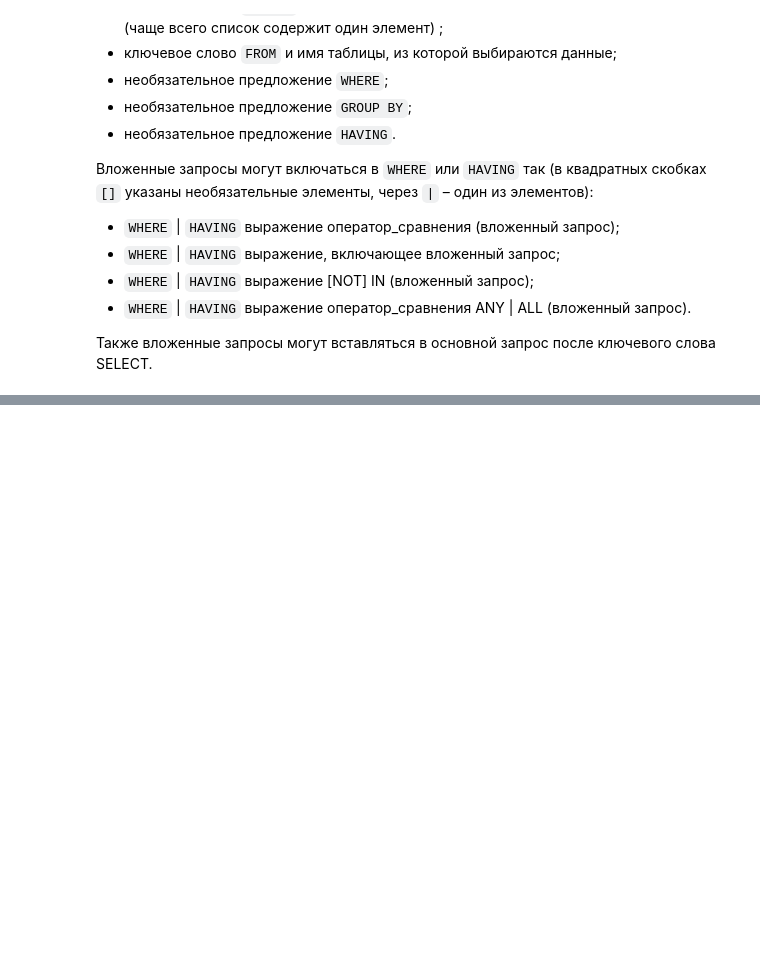
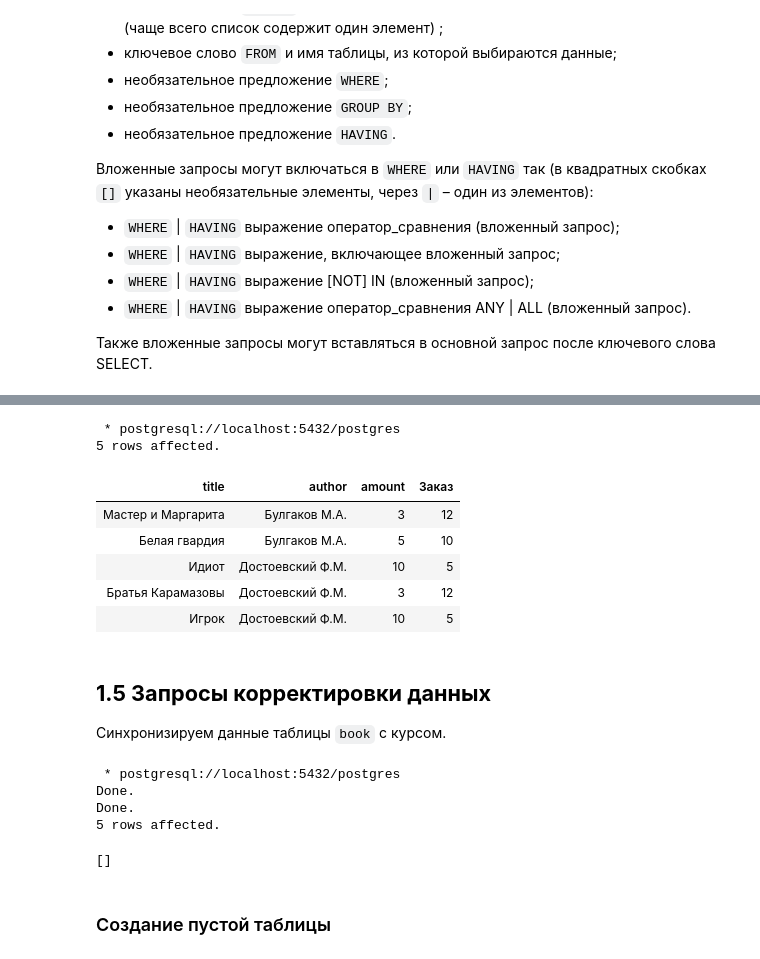
Before and after one commit to IsFilimonov/LearningPath, a Jupyter notebook: 2021/Stepik_Interactive-SQL-Simulator/Chapter_1a.ipynb, the cells around one changed output, grey strips where cells are left out. Cells and saved outputs as stored; diff of their text form; code cells hidden in the pictures; blank space fills up the shorter version.

```diff
--- a/2021/Stepik_Interactive-SQL-Simulator/Chapter_1.ipynb
+++ b/2021/Stepik_Interactive-SQL-Simulator/Chapter_1a.ipynb
@@ -1311,0 +1644,48 @@ SQL позволяет создавать вложенные запросы. В
+# %%
+%%sql
+SELECT title,
+       author,
+       amount,
+       ((SELECT MAX(amount) FROM stepik.book) - amount) AS Заказ
+FROM stepik.book
+WHERE amount < (SELECT MAX(amount) FROM stepik.book);
+# %% [output]
+ * postgresql://localhost:5432/postgres
+5 rows affected.
+| title | author | amount | Заказ |
+| Мастер и Маргарита | Булгаков М.А. | 3 | 12 |
+| Белая гвардия | Булгаков М.А. | 5 | 10 |
+| Идиот | Достоевский Ф.М. | 10 | 5 |
+| Братья Карамазовы | Достоевский Ф.М. | 3 | 12 |
+| Игрок | Достоевский Ф.М. | 10 | 5 |
+# %% [markdown]
+## **1.5 Запросы корректировки данных**
+
+Синхронизируем данные таблицы `book` с курсом.
+# %%
+%%sql
+DROP TABLE IF EXISTS stepik.book CASCADE;
+
+CREATE TABLE IF NOT EXISTS stepik.book
+(
+    book_id int primary key generated always as identity,
+    title   varchar(50),
+    author  varchar(30),
+    price   decimal(8, 2),
+    amount  int
+);
+
+INSERT INTO stepik.book(title, author, price, amount)
+VALUES ('Мастер и Маргарита', 'Булгаков М.А.', 670.99, 3),
+       ('Белая гвардия', 'Булгаков М.А.', 540.50, 5),
+       ('Идиот', 'Достоевский Ф.М.', 460.00, 10),
+       ('Братья Карамазовы', 'Достоевский Ф.М.', 799.01, 2),
+       ('Стихотворения и поэмы', 'Есенин С.А.', 650.00, 15);
+# %% [output]
+ * postgresql://localhost:5432/postgres
+Done.
+Done.
+5 rows affected.
+[]
+# %% [markdown]
+### Создание пустой таблицы
```
Also changed, not shown: parts of 41 cells of this notebook, 2 other files.
